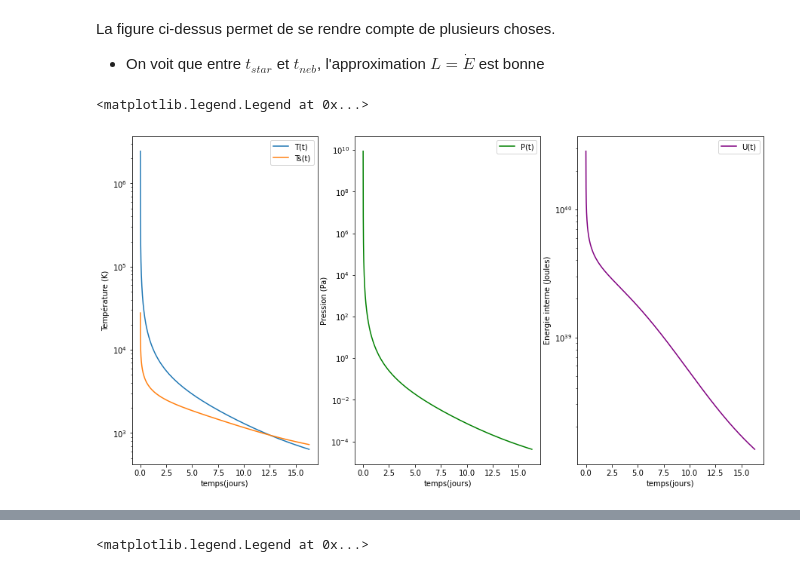
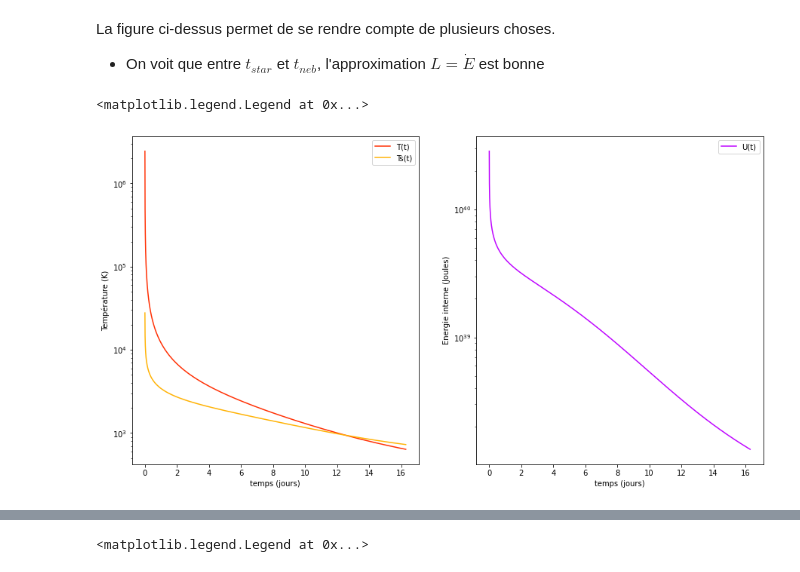
Before and after one commit to romainpch/PHY583, a Jupyter notebook: Astro.ipynb, the cells around one changed output, grey strips where cells are left out. Cells and saved outputs as stored; diff of their text form; code cells hidden in the pictures.

```diff
--- a/Astro.ipynb
+++ b/Astro.ipynb
@@ -190,30 +200,22 @@ La figure ci-dessus permet de se rendre compte de plusieurs choses.
 # %%
 plt.figure(figsize=[15,8])
 
 #Plot de la température
-plt.subplot(131)
-plt.xlabel("temps(jours)")
+plt.subplot(121)
+plt.xlabel("temps (jours)")
 plt.ylabel("Température (K)")
 plt.yscale('log')
-plt.plot(s2day(t_list[1:]),T[1:],label='T(t)')
-plt.plot(s2day(t_list[1:]),Ts[1:],label='Ts(t)')
-plt.legend()
-
-#Plot de la Pression
-plt.subplot(132)
-plt.xlabel("temps(jours)")
-plt.ylabel("Pression (Pa)")
-plt.yscale('log')
-plt.plot(s2day(t_list[1:]),P[1:],label='P(t)',color='green')
+plt.plot(s2day(t_list[1:]),T[1:],label='T(t)', color ='#FF3105')
+plt.plot(s2day(t_list[1:]),Ts[1:],label='Ts(t)', color='#FFB305')
 plt.legend()
 
 #Plot de l'énergie interne
-plt.subplot(133)
-plt.xlabel("temps(jours)")
+plt.subplot(122)
+plt.xlabel("temps (jours)")
 plt.ylabel("Energie interne (Joules)")
 plt.yscale('log')
-plt.plot(s2day(t_list[1:]),U[1:],label='U(t)',color='purple')
+plt.plot(s2day(t_list[1:]),U[1:],label='U(t)',color='#BF05FF')
 plt.legend()
 # %% [output]
 <matplotlib.legend.Legend at 0x...>
-[figure, old version]
+[figure, new version]
```
Also changed, not shown: parts of 8 cells of this notebook.
